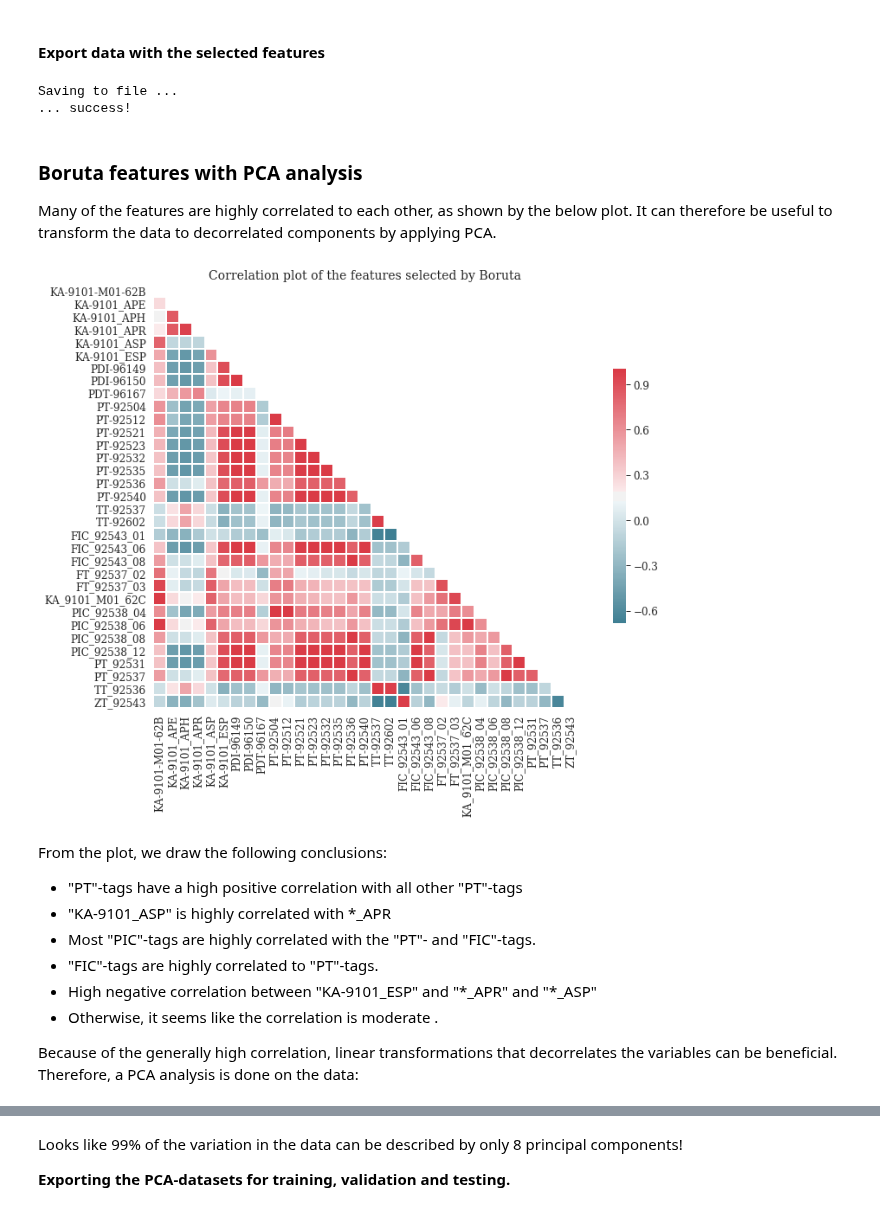
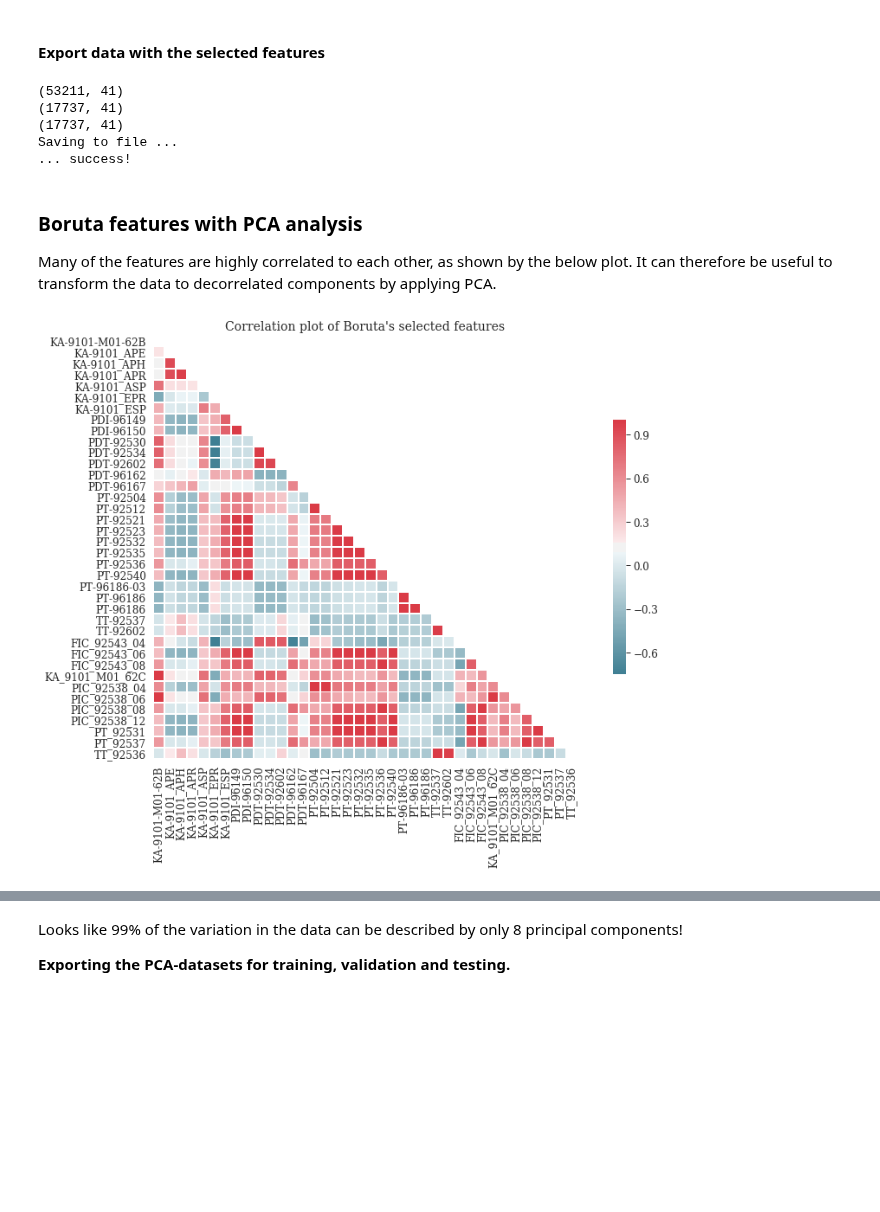
Before and after one commit to hreiten/master-thesis, a Jupyter notebook: src/preprocessing/feature-selection.ipynb, the cells around one changed output, grey strips where cells are left out. Saved outputs shown, nothing was run; the diff lists cells and outputs as text; code cells hidden in the pictures; blank space fills up the shorter version.

```diff
--- a/src/preprocessing/feature-selection.ipynb
+++ b/src/preprocessing/feature-selection.ipynb
@@ -308,6 +315,10 @@ selected_valid = data_valid[:, all_selected_idxs]
 selected_test = data_test[:, all_selected_idxs]
 selected_complete = np.vstack((selected_train, selected_valid, selected_test))
 
+print(selected_train.shape)
+print(selected_valid.shape)
+print(selected_test.shape)
+
 path = ROOT_PATH + "data/feature_selection/boruta/"
 print("Saving to file ...")
 np.save(path + "train_bor.npy", selected_train)
@@ -316,6 +327,9 @@ np.save(path + "test_bor.npy", selected_test)
 np.save(path + "complete_bor.npy", selected_complete)
 print("... success!")
 # %% [output]
+(53211, 41)
+(17737, 41)
+(17737, 41)
 Saving to file ...
 ... success!
 # %% [markdown]
@@ -323,36 +337,32 @@ Saving to file ...
 
 Many of the features are highly correlated to each other, as shown by the below plot. It can therefore be useful to transform the data to decorrelated components by applying PCA.
 # %%
-data_inputs = data_train[:,confirmed_inputs_idxs]
+def plot_correlation(df, title="Correlation plot"):
+    corr = df.corr()
 
-colnames = [name.split("VAL_23")[1][1:].split(":")[0] for name in confirmed_inputs]
-df = pd.DataFrame(data_inputs, columns=colnames)
-corr = df.corr()
+    mask = np.zeros_like(corr, dtype=np.bool)
+    mask[np.triu_indices_from(mask)] = True
 
-mask = np.zeros_like(corr, dtype=np.bool)
-mask[np.triu_indices_from(mask)] = True
+    # Set up the matplotlib figure
+    f, ax = plt.subplots(figsize=(15, 9))
 
-# Set up the matplotlib figure
-f, ax = plt.subplots(figsize=(15, 9))
+    # Generate a custom diverging colormap
+    cmap = sns.diverging_palette(220, 10, as_cmap=True)
 
-# Generate a custom diverging colormap
-cmap = sns.diverging_palette(220, 10, as_cmap=True)
+    # Draw the heatmap with the mask and correct aspect ratio
+    sns.heatmap(corr, mask=mask, cmap=cmap,
+                square=True, linewidths=1, cbar_kws={"shrink": .6})
 
-# Draw the heatmap with the mask and correct aspect ratio
-sns.heatmap(corr, mask=mask, cmap=cmap,
-            square=True, linewidths=1, cbar_kws={"shrink": .6})
+    ax.set_title(title)
 
-ax.set_title("Correlation plot of the features selected by Boruta")
-f.show()
+    return f
-# %% [output]
-[figure, removed]
-# %% [markdown]
-From the plot, we draw the following conclusions:
-- "PT"-tags have a high positive correlation with all other "PT"-tags
-- "KA-9101_ASP" is highly correlated with \*_APR
-- Most "PIC"-tags are highly correlated with the "PT"- and "FIC"-tags.
-- "FIC"-tags are highly correlated to "PT"-tags.
-- High negative correlation between "KA-9101_ESP" and "\*_APR" and "\*_ASP"
-- Otherwise, it seems like the correlation is moderate .
-
-Because of the generally high correlation, linear transformations that decorrelates the variables can be beneficial. Therefore, a PCA analysis is done on the data:
+# %%
+data_inputs = data_train[:,confirmed_inputs_idxs]
+
+colnames = [name.split("VAL_23")[1][1:].split(":")[0] for name in confirmed_inputs]
+df = pd.DataFrame(data_inputs, columns=colnames)
+
+fig = plot_correlation(df, "Correlation plot of Boruta's selected features")
+fig.show()
+# %% [output]
+[figure, added]
```
Also changed, not shown: parts of 20 cells of this notebook, 36 other files.
